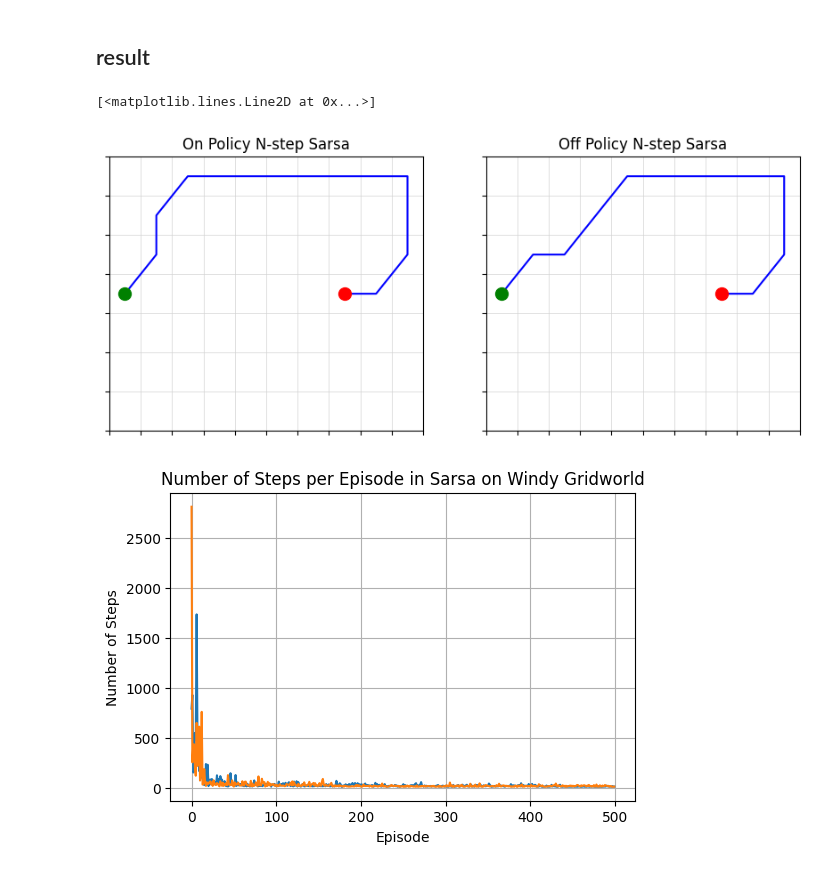
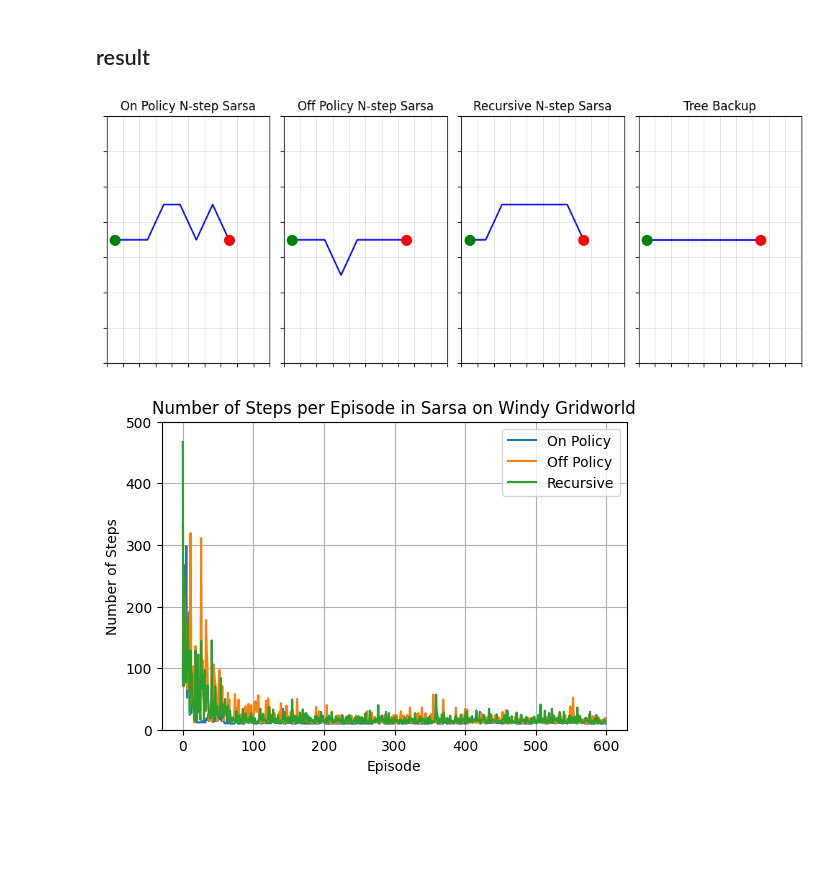
Before and after one commit to MortezaHagh/rl-sutton-lab, a Jupyter notebook: ch_7_ns_TD_p2_windy_gridworld.ipynb, the cells around one changed output. Saved outputs shown, nothing was run; the diff lists cells and outputs as text; code cells hidden in the pictures; blank space fills up the shorter version.

Commit message:
ch7 tree backup

```diff
--- a/ch_7_ns_TD_p2_windy_gridworld.ipynb
+++ b/ch_7_ns_TD_p2_windy_gridworld.ipynb
@@ -210,8 +61,13 @@ sarsa_on_policy.run_on_policy()
 # %%
 # run Off Policy N step Sarsa
 env = WindyGridworld()
-sarsa_off_policy = NstepSarsa(env, gamma=1.0, alpha=0.1, n_episodes=500, n=4, epsilon=0.1, excepted_sarsa=True)
+sarsa_off_policy = NstepTD(env, gamma=1.0, alpha=alpha, n_episodes=n_episodes, n=n, epsilon=eps, excepted_sarsa=True)
 sarsa_off_policy.run_off_policy()
+# %%
+# run recursive N step Sarsa
+env = WindyGridworld()
+sarsa_recursive = NstepTD(env, gamma=1.0, alpha=alpha, n_episodes=n_episodes, n=n, epsilon=eps, excepted_sarsa=True)
+sarsa_recursive.run_recursive()
 # %%
 # find path from start to goal using learned policy
 def find_path(env: WindyGridworld, Q):
@@ -240,47 +96,50 @@ path_on_policy = find_path(env, sarsa_on_policy.Q)
 # %%
 # find path off policy
 path_off_policy = find_path(env, sarsa_off_policy.Q)
+# %%
+# find path recursive
+path_recursive = find_path(env, sarsa_recursive.Q)
+# %%
+# find path tree backup
+path_tree_backup = find_path(env, tree_backup.Q)
 # %%
-# plot gridworld and paths
+
+def plot_result(ax, title, path):
+    ax.set_title(title)
+    ax.set_xlim(-0.5, env.x_max - 0.5)
+    ax.set_ylim(-0.5, env.y_max - 0.5)
+    ax.set_xticks(np.arange(-0.5, env.x_max, 1))
+    ax.set_yticks(np.arange(-0.5, env.y_max, 1))
+    ax.set_xticklabels([])
+    ax.set_yticklabels([])
+    ax.grid(True, which='both', color='lightgray', linewidth=0.5)
+    ax.plot([s[0] for s in path], [s[1] for s in path], 'b-', label='Path')
+    ax.plot(env.start_state[0], env.start_state[1], 'go', markersize=10, label='Start')
+    ax.plot(env.goal_state[0], env.goal_state[1], 'ro', markersize=10, label='Goal')
+
 
 # plot grid
-fig, axs = plt.subplots(1, 2, figsize=(10, 4))
-
-axs[0].set_title("On Policy N-step Sarsa")
-axs[0].set_xlim(-0.5, env.x_max - 0.5)
-axs[0].set_ylim(-0.5, env.y_max - 0.5)
-axs[0].set_xticks(np.arange(-0.5, env.x_max, 1))
-axs[0].set_yticks(np.arange(-0.5, env.y_max, 1))
-axs[0].set_xticklabels([])
-axs[0].set_yticklabels([])
-axs[0].grid(True, which='both', color='lightgray', linewidth=0.5)
-axs[0].plot([s[0] for s in path_on_policy], [s[1] for s in path_on_policy], 'b-', label='Path')
-axs[0].plot(env.start_state[0], env.start_state[1], 'go', markersize=10, label='Start')
-axs[0].plot(env.goal_state[0], env.goal_state[1], 'ro', markersize=10, label='Goal')
-#
-axs[1].set_title("Off Policy N-step Sarsa")
-axs[1].set_xlim(-0.5, env.x_max - 0.5)
-axs[1].set_ylim(-0.5, env.y_max - 0.5)
-axs[1].set_xticks(np.arange(-0.5, env.x_max, 1))
-axs[1].set_yticks(np.arange(-0.5, env.y_max, 1))
-axs[1].set_xticklabels([])
-axs[1].set_yticklabels([])
-axs[1].grid(True, which='both', color='lightgray', linewidth=0.5)
-axs[1].plot([s[0] for s in path_off_policy], [s[1] for s in path_off_policy], 'b-', label='Path')
-axs[1].plot(env.start_state[0], env.start_state[1], 'go', markersize=10, label='Start')
-axs[1].plot(env.goal_state[0], env.goal_state[1], 'ro', markersize=10, label='Goal')
+fig, axs = plt.subplots(1, 4, figsize=(10, 4))
+plot_result(axs[0], "On Policy N-step Sarsa", path_on_policy)
+plot_result(axs[1], "Off Policy N-step Sarsa", path_off_policy)
+plot_result(axs[2], "Recursive N-step Sarsa", path_recursive)
+plot_result(axs[3], "Tree Backup", path_tree_backup)
+plt.tight_layout()
+plt.show()
 # %% [output]
-[<matplotlib.lines.Line2D at 0x...>]
-[figure, old version]
+[figure, new version]
 # %%
 # plot number of steps per episode
 plt.figure(figsize=(6, 4))
-plt.plot(sarsa_on_policy.n_steps_per_episode)
-plt.plot(sarsa_off_policy.n_steps_per_episode)
+plt.plot(sarsa_on_policy.n_steps_per_episode, label='On Policy')
+plt.plot(sarsa_off_policy.n_steps_per_episode, label='Off Policy')
+plt.plot(sarsa_recursive.n_steps_per_episode, label='Recursive')
+plt.ylim(0, 500)
 plt.xlabel('Episode')
 plt.ylabel('Number of Steps')
 plt.title('Number of Steps per Episode in Sarsa on Windy Gridworld')
 plt.grid()
+plt.legend()
 plt.show()
 # %% [output]
-[figure, old version]
+[figure, new version]
```
Also changed, not shown: parts of 9 cells of this notebook, 1 other file.
